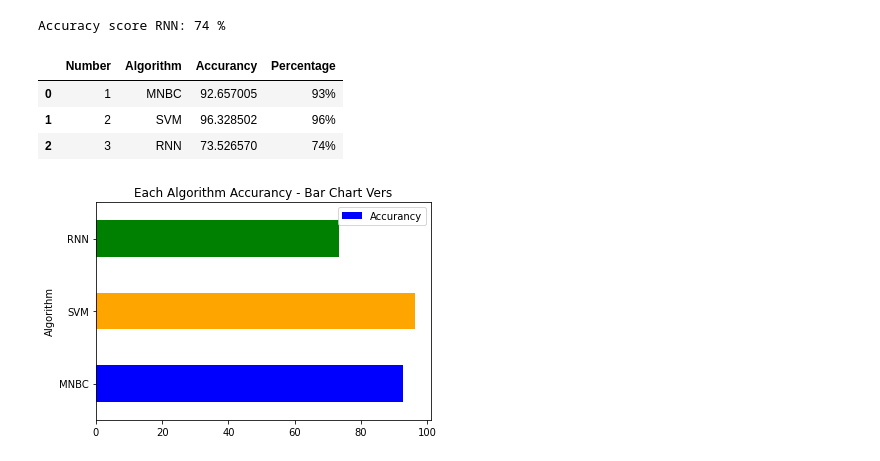
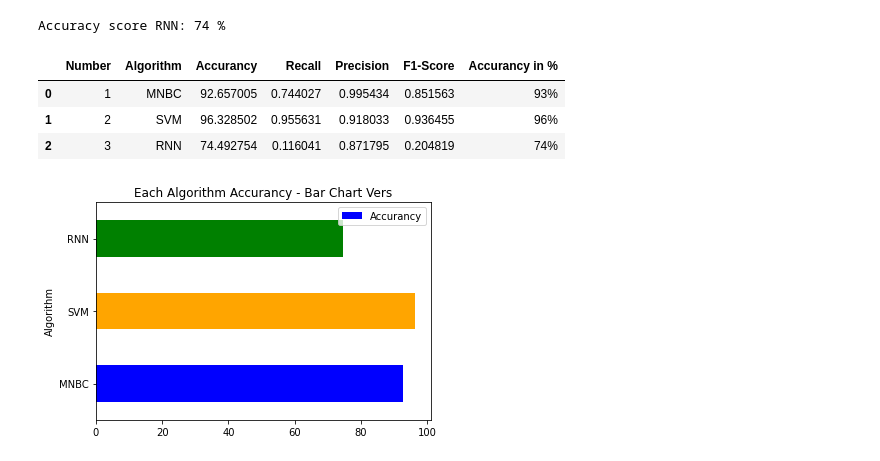
Before and after one commit to nikenoctaa/Estimation-of-Email-Spam-Classification, a Jupyter notebook: Estimation_of_email_spam_classification.ipynb, the cells around one changed output. Saved outputs shown, nothing was run; the diff lists cells and outputs as text; code cells hidden in the pictures.

```diff
--- a/Estimation_of_email_spam_classification.ipynb
+++ b/Estimation_of_email_spam_classification.ipynb
@@ -323,6 +323,9 @@ weighted avg       0.93      0.93      0.92      1035
 from sklearn.metrics import accuracy_score
 Y_predMNBC = bayes.predict(X_test)
 acc_valMNBC = accuracy_score(y_test,Y_predMNBC)
+re_valMNBC = recall_score(y_test,Y_predMNBC)
+pre_valMNBC = precision_score(y_test,Y_predMNBC)
+f1_valMNBC = f1_score(y_test,Y_predMNBC)
 predMNBC = acc_valMNBC*100
 print("Accuracy score MNBC: %.0f"%predMNBC,"%")
 # %% [output]
@@ -387,6 +390,9 @@ weighted avg       0.96      0.96      0.96      1035
 from sklearn.metrics import accuracy_score
 Y_predSVM = svc.predict(X_test)
 acc_valSVM = accuracy_score(y_test,Y_predSVM)
+re_valSVN = recall_score(y_test,Y_predSVM)
+pre_valSVM = precision_score(y_test,Y_predSVM)
+f1_valSVM = f1_score(y_test,Y_predSVM)
 predSVM = acc_valSVM*100
 print("Accuracy score SVM: %.0f" %predSVM, "%")
 # %% [output]
@@ -512,7 +518,10 @@ weighted avg       0.79      0.74      0.64      1035
 from sklearn.metrics import accuracy_score, recall_score, precision_score, f1_score
 Y_predRNN = model_RNN.predict(X_test)
 acc_valRNN = accuracy_score(Y_test.argmax(axis=1),Y_predRNN.argmax(axis=1))
-pres = (acc_valRNN*100)
+re_valRNN = recall_score(Y_test.argmax(axis=1),Y_predRNN.argmax(axis=1))
+pre_valRNN = precision_score(Y_test.argmax(axis=1),Y_predRNN.argmax(axis=1))
+f1_valRNN = f1_score(Y_test.argmax(axis=1),Y_predRNN.argmax(axis=1))
+predRNN = (acc_valRNN*100)
 print("Accuracy score RNN: %.0f" %pres, "%")
 # %% [output]
 Accuracy score RNN: 74 %
@@ -521,16 +530,19 @@ import pandas as pd
 # %%
 daftarAccurancy = pd.DataFrame({'Number':[1,2,3],
                                 'Algorithm':['MNBC','SVM','RNN'],
-                                'Accurancy':[predMNBC,predSVM,pres],
-                                'Percentage':['%.0f%%' %predMNBC,'%.0f%%' %predSVM,'%.0f%%' %pres]})
+                                'Accurancy':[predMNBC,predSVM,predRNN],
+                                'Recall' : [re_valMNBC,re_valSVN,re_valRNN],
+                                'Precision' : [pre_valMNBC,pre_valSVM,pre_valRNN],
+                                'F1-Score' : [f1_valMNBC,f1_valSVM,f1_valRNN],
+                                'Accurancy in %':['%.0f%%' %predMNBC,'%.0f%%' %predSVM,'%.0f%%' %predRNN]})
 daftarAccurancy
 # %% [output]
-|  | Number | Algorithm | Accurancy | Percentage |
-| 0 | 1 | MNBC | 92.657005 | 93% |
-| 1 | 2 | SVM | 96.328502 | 96% |
-| 2 | 3 | RNN | 73.526570 | 74% |
+|  | Number | Algorithm | Accurancy | Recall | Precision | F1-Score | Accurancy in % |
+| 0 | 1 | MNBC | 92.657005 | 0.744027 | 0.995434 | 0.851563 | 93% |
+| 1 | 2 | SVM | 96.328502 | 0.955631 | 0.918033 | 0.936455 | 96% |
+| 2 | 3 | RNN | 74.492754 | 0.116041 | 0.871795 | 0.204819 | 74% |
 # %%
 daftarAccurancy.plot.barh(x='Algorithm',y='Accurancy', color= ["blue", "orange", "green"], title='Each Algorithm Accurancy - Bar Chart Vers')
 plt.show()
 # %% [output]
-[figure, old version]
+[figure, new version]
```
Also changed, not shown: parts of 3 cells of this notebook.
